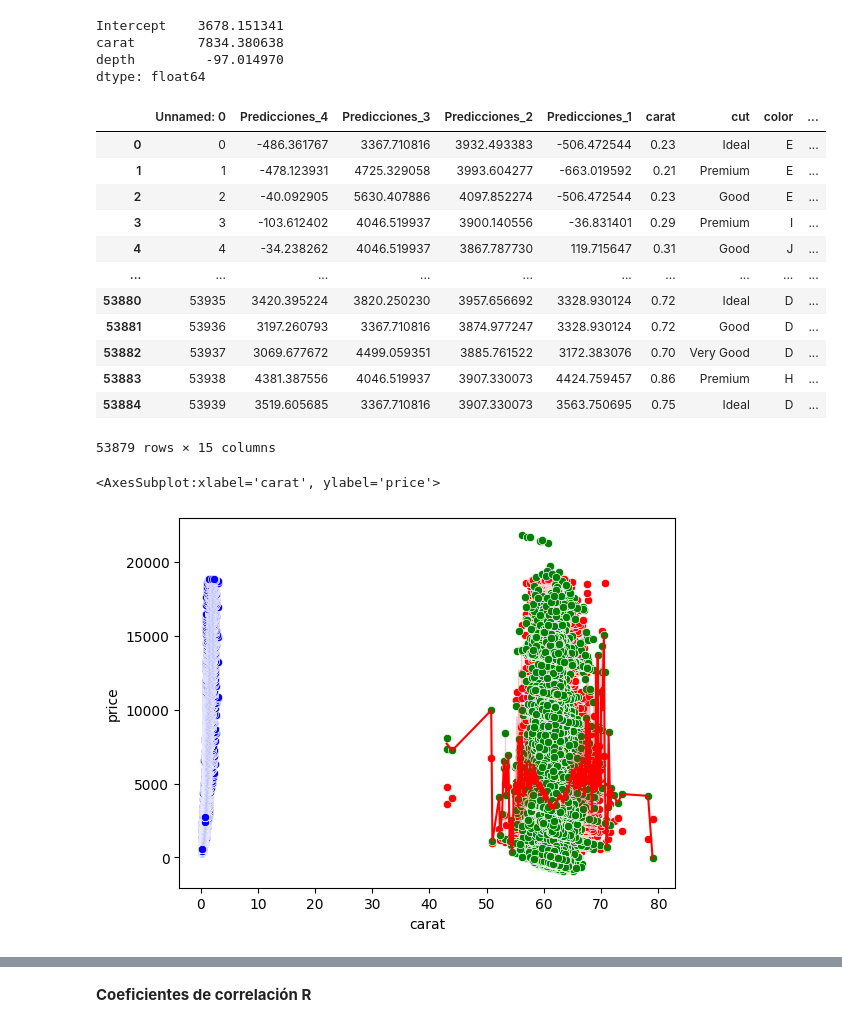
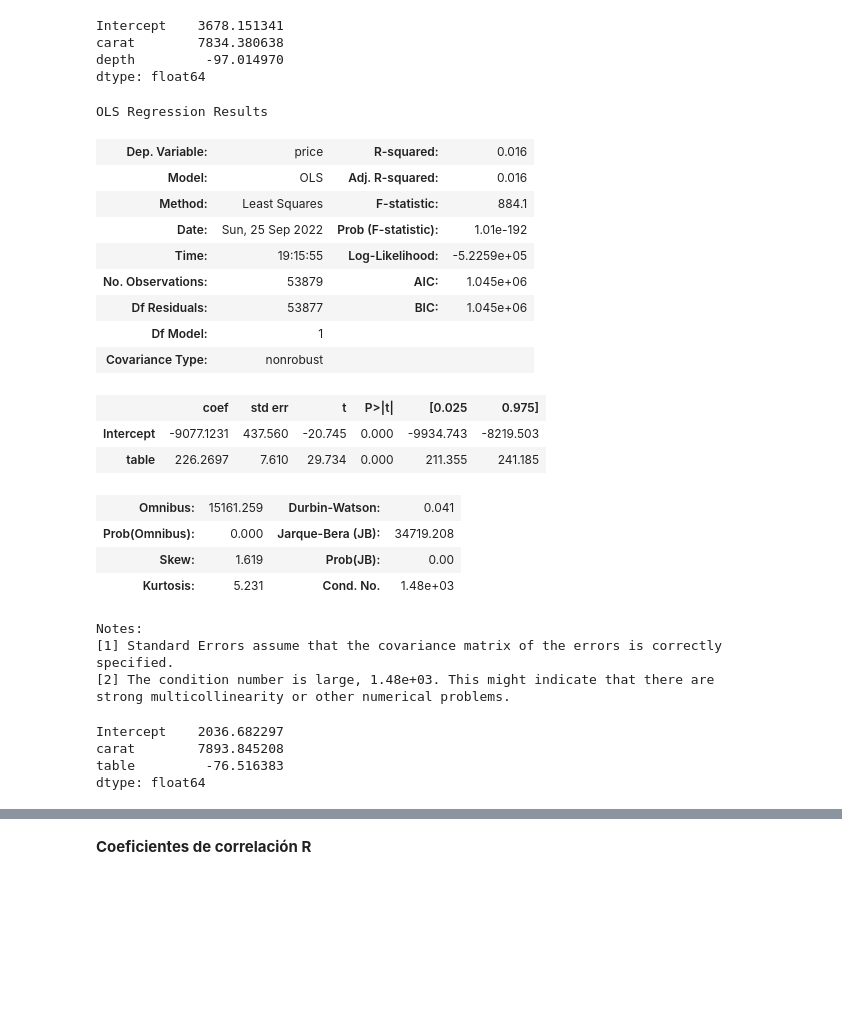
Before and after one commit to rodrigoruizteodoro/Actividad-1, a Jupyter notebook: Actividad1.ipynb, the cells around one changed output, grey strips where cells are left out. Cells and saved outputs as stored; diff of their text form; code cells hidden in the pictures; blank space fills up the shorter version.

```diff
--- a/Actividad1.ipynb
+++ b/Actividad1.ipynb
@@ -565,29 +565,27 @@ dtype: float64
 # %%
 #Agregamos la columna de predicción al dataframe
 Form4= 3678.151341 + 7834.380638*data3["carat"]-97.014970*data3["depth"]
 data3.insert(loc=1, column='Predicciones_4', value=Form4)
-data3
+model3.summary()
 # %% [output]
+OLS Regression Results
-|  | Unnamed: 0 | Predicciones_4 | Predicciones_3 | Predicciones_2 | Predicciones_1 | carat | cut | color | ... |
-| 0 | 0 | -486.361767 | 3367.710816 | 3932.493383 | -506.472544 | 0.23 | Ideal | E | ... |
-| 1 | 1 | -478.123931 | 4725.329058 | 3993.604277 | -663.019592 | 0.21 | Premium | E | ... |
-| 2 | 2 | -40.092905 | 5630.407886 | 4097.852274 | -506.472544 | 0.23 | Good | E | ... |
-| 3 | 3 | -103.612402 | 4046.519937 | 3900.140556 | -36.831401 | 0.29 | Premium | I | ... |
-| 4 | 4 | -34.238262 | 4046.519937 | 3867.787730 | 119.715647 | 0.31 | Good | J | ... |
-| ... | ... | ... | ... | ... | ... | ... | ... | ... | ... |
-| 53880 | 53935 | 3420.395224 | 3820.250230 | 3957.656692 | 3328.930124 | 0.72 | Ideal | D | ... |
-| 53881 | 53936 | 3197.260793 | 3367.710816 | 3874.977247 | 3328.930124 | 0.72 | Good | D | ... |
-| 53882 | 53937 | 3069.677672 | 4499.059351 | 3885.761522 | 3172.383076 | 0.70 | Very Good | D | ... |
-| 53883 | 53938 | 4381.387556 | 4046.519937 | 3907.330073 | 4424.759457 | 0.86 | Premium | H | ... |
-| 53884 | 53939 | 3519.605685 | 3367.710816 | 3907.330073 | 3563.750695 | 0.75 | Ideal | D | ... |
+| Dep. Variable: | price | R-squared: | 0.016 |
+| Model: | OLS | Adj. R-squared: | 0.016 |
+| Method: | Least Squares | F-statistic: | 884.1 |
+| Date: | Sun, 25 Sep 2022 | Prob (F-statistic): | 1.01e-192 |
+| Time: | 19:15:55 | Log-Likelihood: | -5.2259e+05 |
+| No. Observations: | 53879 | AIC: | 1.045e+06 |
+| Df Residuals: | 53877 | BIC: | 1.045e+06 |
+| Df Model: | 1 |  |  |
+| Covariance Type: | nonrobust |  |  |
-53879 rows × 15 columns
+|  | coef | std err | t | P>|t| | [0.025 | 0.975] |
+| Intercept | -9077.1231 | 437.560 | -20.745 | 0.000 | -9934.743 | -8219.503 |
+| table | 226.2697 | 7.610 | 29.734 | 0.000 | 211.355 | 241.185 |
+| Omnibus: | 15161.259 | Durbin-Watson: | 0.041 |
+| Prob(Omnibus): | 0.000 | Jarque-Bera (JB): | 34719.208 |
+| Skew: | 1.619 | Prob(JB): | 0.00 |
+| Kurtosis: | 5.231 | Cond. No. | 1.48e+03 |
+Notes:
+[1] Standard Errors assume that the covariance matrix of the errors is correctly specified.
+[2] The condition number is large, 1.48e+03. This might indicate that there are
+strong multicollinearity or other numerical problems.
-# %%
-#Visualizamos la gráfica comparativa entre el total real y el total predecido
-
-sns.scatterplot(x='carat', y='price', color="blue", data=data3)
-sns.scatterplot(x='depth', y='price', color="red", data=data3)
-sns.scatterplot(x='depth', y='Predicciones_4', color="green", data=data3)
-sns.lineplot(x='depth', y='Predicciones_4', color="red", data=data3)
-# %% [output]
-<AxesSubplot:xlabel='carat', ylabel='price'>
-[figure, removed]
@@ -604,0 +592,10 @@ z             0
+# %%
+#Carat,table y precio
+
+model5 = smf.ols('price ~ carat + table', data=data3).fit()
+model5.params
+# %% [output]
+Intercept    2036.682297
+carat        7893.845208
+table         -76.516383
+dtype: float64
```
Also changed, not shown: parts of 18 cells of this notebook.
